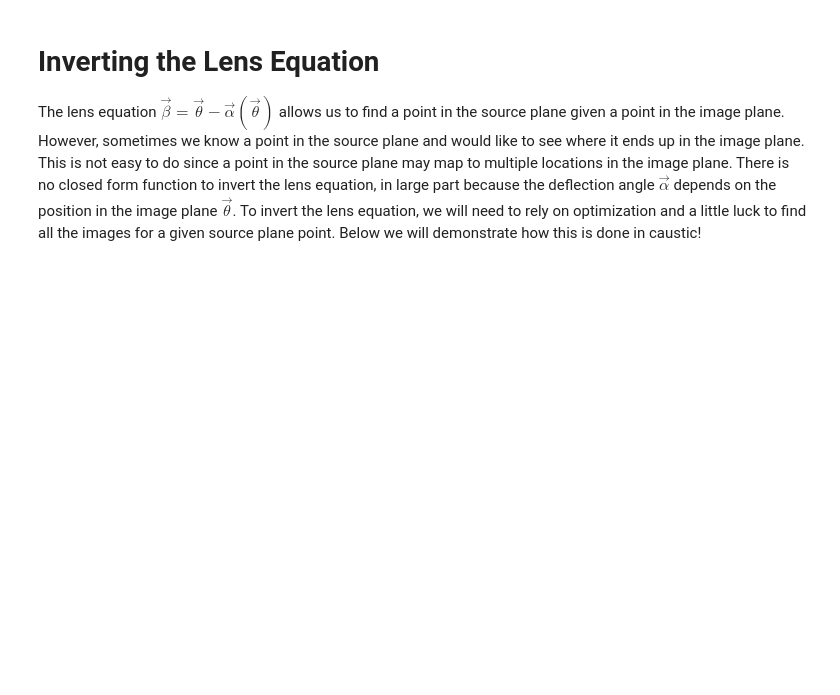
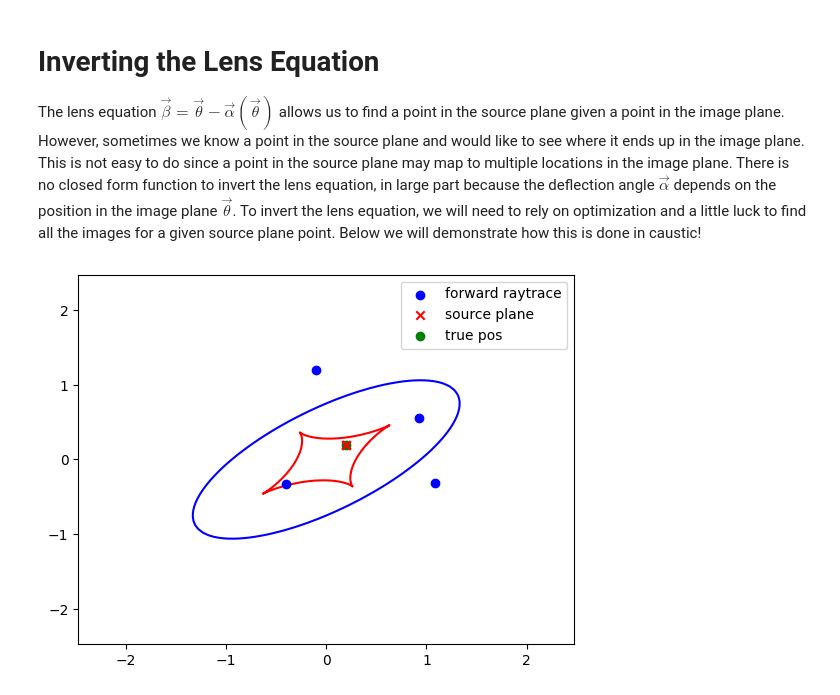
Before and after one commit to Ciela-Institute/caustics, a Jupyter notebook: docs/source/tutorials/InvertLensEquation.ipynb, the cells around one changed output. Saved outputs shown, nothing was run; the diff lists cells and outputs as text; code cells hidden in the pictures; blank space fills up the shorter version.

```diff
--- a/docs/source/tutorials/InvertLensEquation.ipynb
+++ b/docs/source/tutorials/InvertLensEquation.ipynb
@@ -24,7 +24,7 @@ cosmology = caustics.cosmology.FlatLambdaCDM(name="cosmo")
 cosmology.to(dtype=torch.float32)
 n_pix = 100
 res = 0.05
-upsample_factor = 2
+upsample_factor = 1
 fov = res * n_pix
 thx, thy = caustics.utils.get_meshgrid(
     res / upsample_factor,
@@ -43,6 +43,7 @@ lens = caustics.lenses.SIE(
     q=torch.tensor(0.4),
     phi=torch.tensor(np.pi / 5),
     b=torch.tensor(1.0),
+    s = 1e-3,
 )
 # %%
 # Point in the source plane
@@ -57,24 +58,26 @@ bx, by = lens.raytrace(x, y, z_s)
 # %%
 fig, ax = plt.subplots()
 
 A = lens.jacobian_lens_equation(thx, thy, z_s)
 detA = torch.linalg.det(A)
+
 CS = ax.contour(thx, thy, detA, levels=[0.0], colors="b", zorder=1)
 # Get the path from the matplotlib contour plot of the critical line
-paths = CS.collections[0].get_paths()
+paths = CS.allsegs[0]
 caustic_paths = []
 for path in paths:
     # Collect the path into a discrete set of points
-    vertices = path.interpolated(5).vertices
-    x1 = torch.tensor(list(float(vs[0]) for vs in vertices))
-    x2 = torch.tensor(list(float(vs[1]) for vs in vertices))
+    x1 = torch.tensor(list(float(vs[0]) for vs in path))
+    x2 = torch.tensor(list(float(vs[1]) for vs in path))
     # raytrace the points to the source plane
     y1, y2 = lens.raytrace(x1, x2, z_s)
 
     # Plot the caustic
     ax.plot(y1, y2, color="r", zorder=1)
 ax.scatter(x, y, color="b", label="forward raytrace", zorder=10)
 ax.scatter(bx, by, color="r", marker="x", label="source plane", zorder=9)
 ax.scatter([sp_x.item()], [sp_y.item()], color="g", label="true pos", zorder=8)
 plt.legend()
 plt.show()
+# %% [output]
+[figure, added]
```
Also changed, not shown: parts of 1 cell of this notebook, 4 other files.
